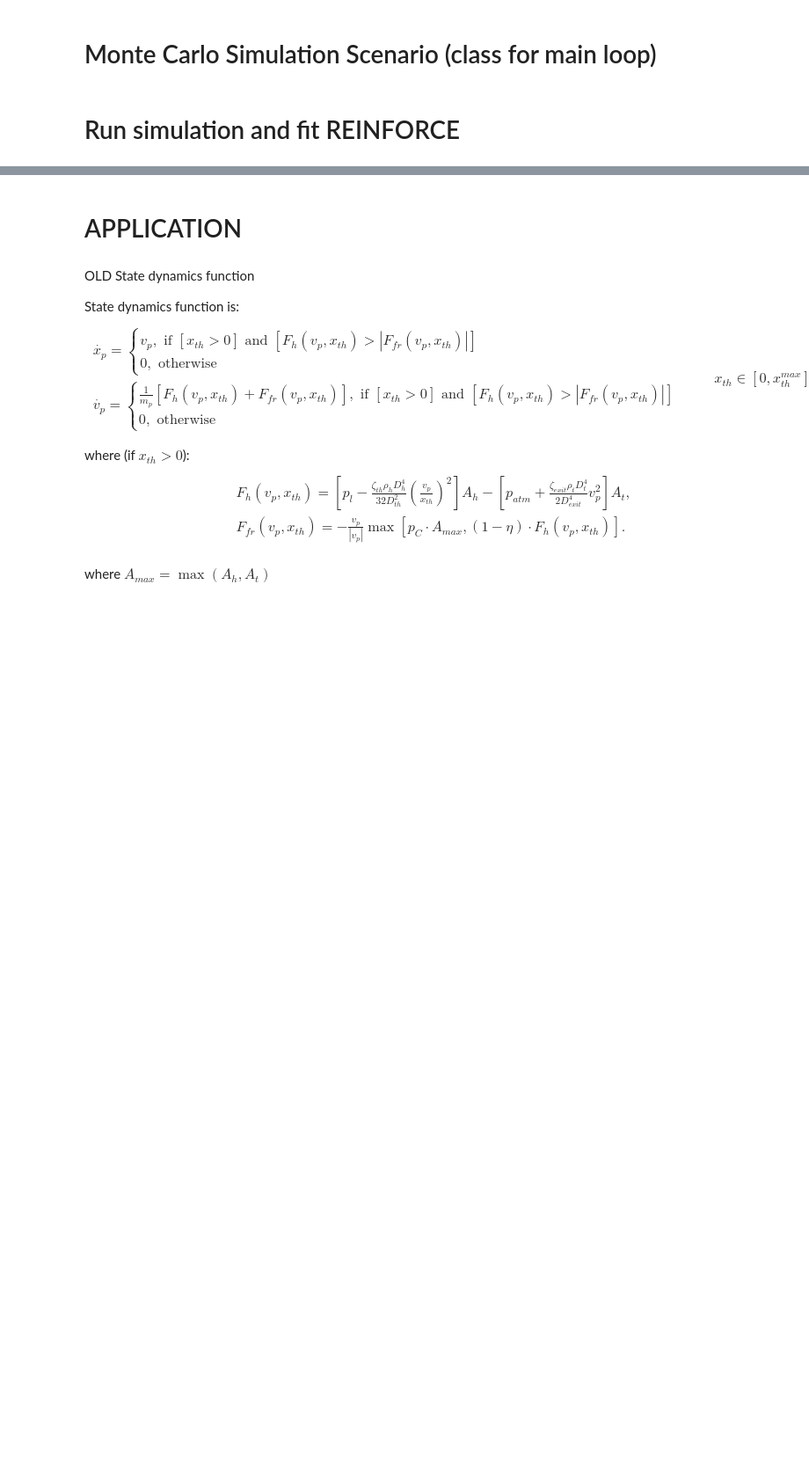
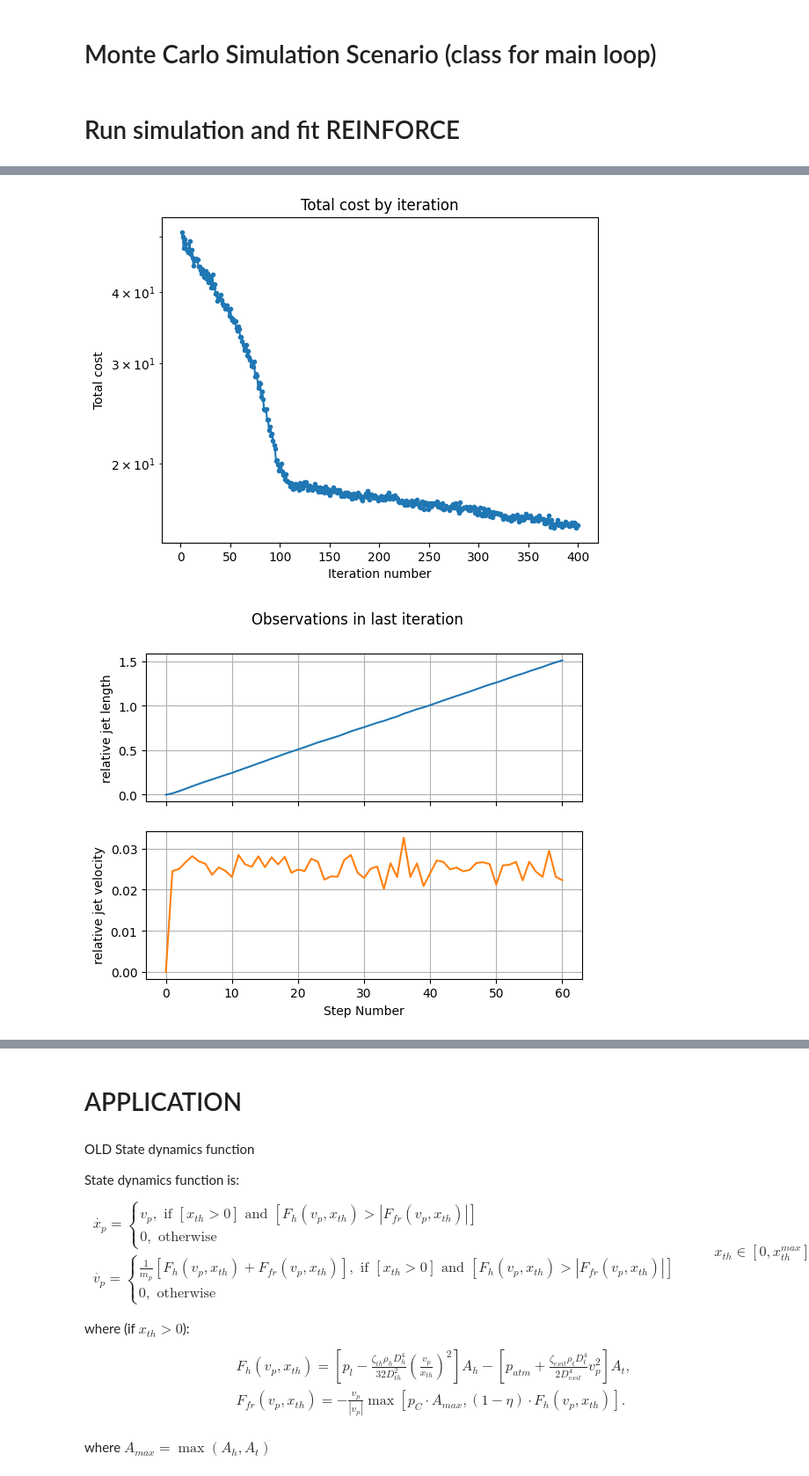
Before and after one commit to mvulf/drop_control, a Jupyter notebook: hydraulic_system.ipynb, the cells around one changed output, grey strips where cells are left out. Shown: that part at 88% size. Drawn from its saved outputs; the diff is of its cells as text; code cells hidden in the pictures; blank space fills up the shorter version.

```diff
--- a/hydraulic_system.ipynb
+++ b/hydraulic_system.ipynb
@@ -1578,0 +1579,12 @@ scenario.plot_data()
+# %%
+try:
+    scenario.run()
+except KeyboardInterrupt:
+    clear_output(wait=True)
+    scenario.plot_data()
+
+clear_output(wait=True)
+scenario.plot_data()
+# %% [output]
+[figure, added]
+[figure, added]
```
Also changed, not shown: parts of 2 cells of this notebook.
